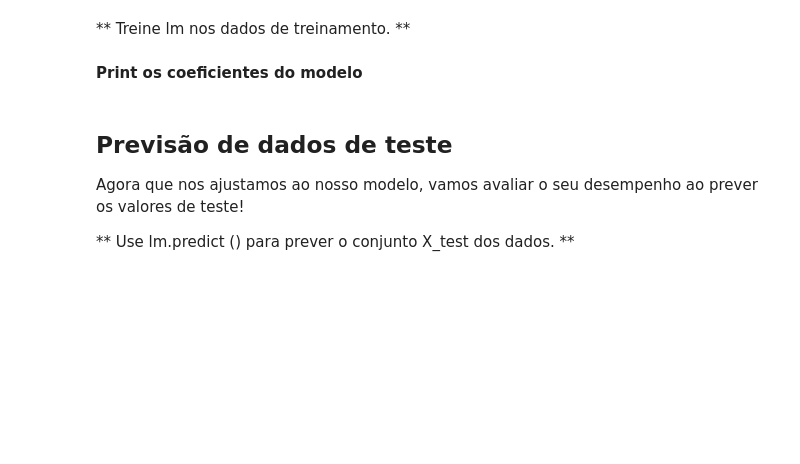
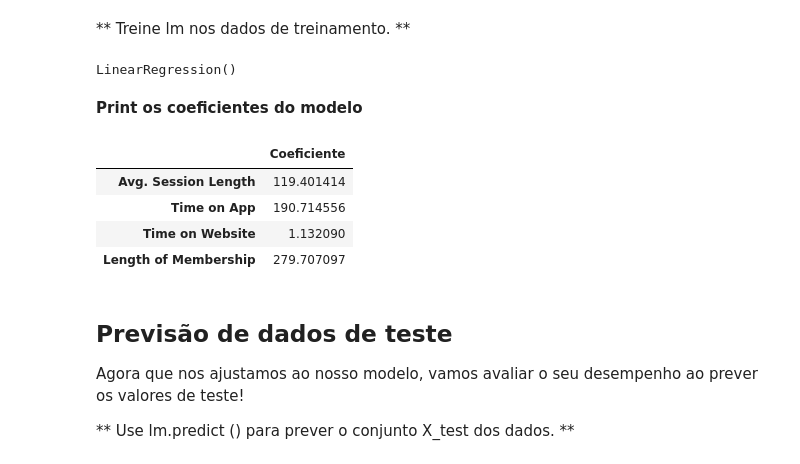
Before and after one commit to matheusfa08/chat-ia-fiap-2sem, a Jupyter notebook: check01/Prova.ipynb, the cells around one changed output. Cells and saved outputs as stored; diff of their text form; code cells hidden in the pictures; blank space fills up the shorter version.

```diff
--- a/check01/Prova.ipynb
+++ b/check01/Prova.ipynb
@@ -193,4 +210,9 @@ Agora que exploramos um pouco os dados, vamos avançar e dividir os dados em con
 # %% [markdown]
 ** Normalize os dados, utilizando MinMaxScaler() **
+# %%
+scaler = MinMaxScaler()
+X_scaled = scaler.fit_transform(X)
 # %% [markdown]
 ** Use model_selection.train_test_split da sklearn para dividir os dados em conjuntos de treinamento e teste. Defina test_size = 0.3 e random_state = 101 **
+# %%
+X_train, X_test, y_train, y_test = train_test_split(X_scaled, y, test_size=0.3, random_state=101)
@@ -203,9 +237,24 @@ Agora é hora de treinar nosso modelo em nossos dados de treinamento!
 # %% [markdown]
 ** Crie uma instância de um modelo LinearRegression () chamado lm. **
+# %%
+lm = LinearRegression()
 # %% [markdown]
 ** Treine lm nos dados de treinamento. **
+# %%
+lm.fit(X_train, y_train)
+# %% [output]
+LinearRegression()
 # %% [markdown]
 **Print os coeficientes do modelo**
+# %%
+coeficientes = pd.DataFrame(lm.coef_, X.columns, columns=["Coeficiente"])
+coeficientes
+# %% [output]
+|  | Coeficiente |
+| Avg. Session Length | 119.401414 |
+| Time on App | 190.714556 |
+| Time on Website | 1.132090 |
+| Length of Membership | 279.707097 |
 # %% [markdown]
 ## Previsão de dados de teste
 Agora que nos ajustamos ao nosso modelo, vamos avaliar o seu desempenho ao prever os valores de teste!
```
Also changed, not shown: parts of 19 cells of this notebook.
